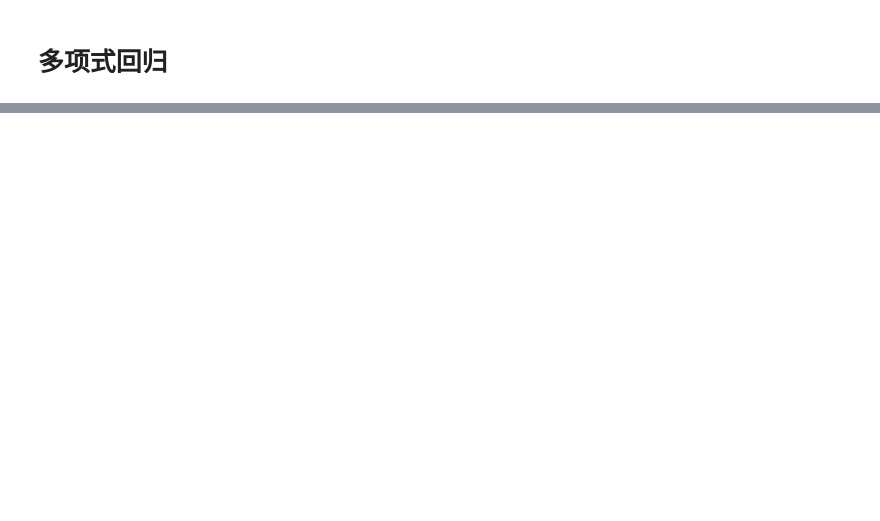
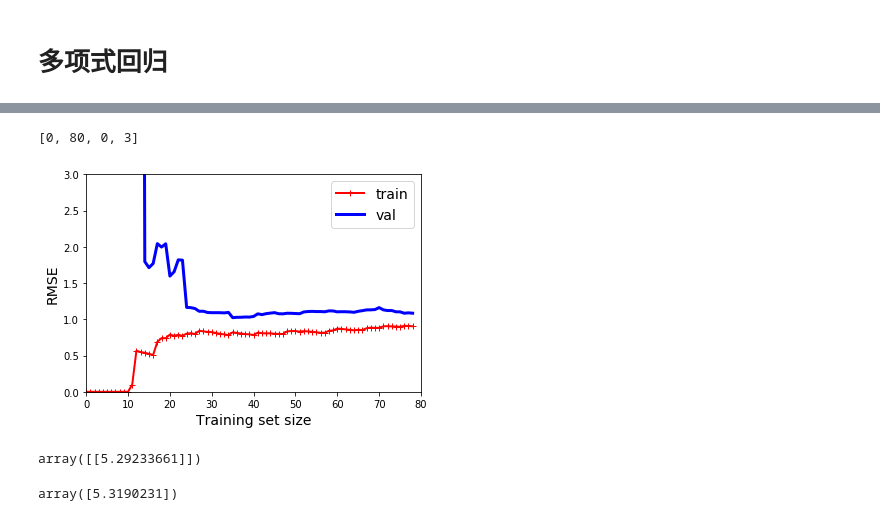
Before and after one commit to 123385918/hands_on, a Jupyter notebook: 4_TRAIN THE MODEL.ipynb, the cells around one changed output, grey strips where cells are left out. Cells and saved outputs as stored; diff of their text form; code cells hidden in the pictures; blank space fills up the shorter version.

```diff
--- a/4_TRAIN THE MODEL.ipynb
+++ b/4_TRAIN THE MODEL.ipynb
@@ -123,0 +150,26 @@ plt.plot(X,y,'b.')
+# %%
+from sklearn.pipeline import Pipeline
+
+polynominal_regression = Pipeline([
+    ("poly_feature",PolynomialFeatures(degree=10,include_bias=False)),
+    ("lin_reg",LinearRegression()),
+])
+# %%
+plot_learning_curves(polynominal_regression,X,y)
+plt.axis([0,80,0,3])
+# %% [output]
+[0, 80, 0, 3]
+[figure, added]
+# %%
+from sklearn.linear_model import Ridge
+ridge_reg = Ridge(alpha =1,solver = 'cholesky',random_state=42)
+ridge_reg.fit(X,y)
+ridge_reg.predict([[1.5]])
+# %% [output]
+array([[5.29233661]])
+# %%
+sgd_reg = SGDRegressor(max_iter =50,tol=-np.infty,penalty='l2',random_state=42)
+sgd_reg.fit(X,y.ravel())
+sgd_reg.predict([[1.5]])
+# %% [output]
+array([5.3190231])
```
Also changed, not shown: parts of 14 cells of this notebook.
